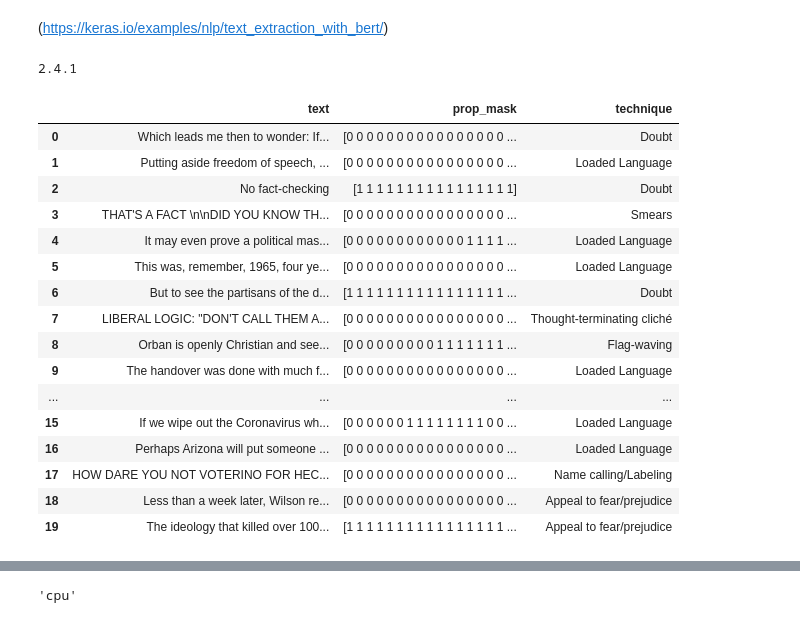
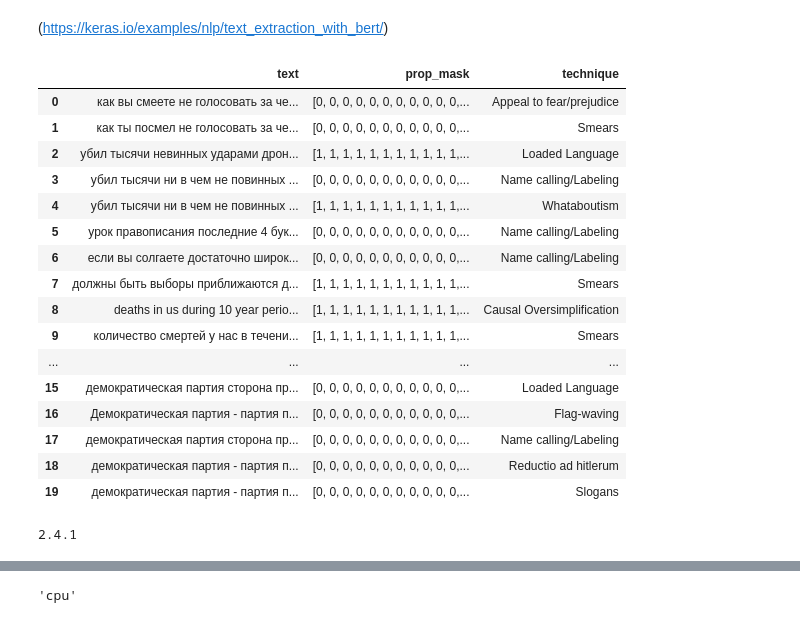
Before and after one commit to Vadim808/Propaganda-Detection-in-News-Texts, a Jupyter notebook: main.ipynb, the cells around one changed output, grey strips where cells are left out. Cells and saved outputs as stored; diff of their text form; code cells hidden in the pictures.

```diff
--- a/main.ipynb
+++ b/main.ipynb
@@ -1,5 +1,27 @@
 # %% [markdown]
 (https://keras.io/examples/nlp/text_extraction_with_bert/)
+# %%
+import pandas as pd
+
+pd.read_csv("rus_data100_120.csv")
+# %% [output]
+|  | text | prop_mask | technique |
+| 0 | как вы смеете не голосовать за че... | [0, 0, 0, 0, 0, 0, 0, 0, 0, 0, 0,... | Appeal to fear/prejudice |
+| 1 | как ты посмел не голосовать за че... | [0, 0, 0, 0, 0, 0, 0, 0, 0, 0, 0,... | Smears |
+| 2 | убил тысячи невинных ударами дрон... | [1, 1, 1, 1, 1, 1, 1, 1, 1, 1, 1,... | Loaded Language |
+| 3 | убил тысячи ни в чем не повинных ... | [0, 0, 0, 0, 0, 0, 0, 0, 0, 0, 0,... | Name calling/Labeling |
+| 4 | убил тысячи ни в чем не повинных ... | [1, 1, 1, 1, 1, 1, 1, 1, 1, 1, 1,... | Whataboutism |
+| 5 | урок правописания последние 4 бук... | [0, 0, 0, 0, 0, 0, 0, 0, 0, 0, 0,... | Name calling/Labeling |
+| 6 | если вы солгаете достаточно широк... | [0, 0, 0, 0, 0, 0, 0, 0, 0, 0, 0,... | Name calling/Labeling |
+| 7 | должны быть выборы приближаются д... | [1, 1, 1, 1, 1, 1, 1, 1, 1, 1, 1,... | Smears |
+| 8 | deaths in us during 10 year perio... | [1, 1, 1, 1, 1, 1, 1, 1, 1, 1, 1,... | Causal Oversimplification |
+| 9 | количество смертей у нас в течени... | [1, 1, 1, 1, 1, 1, 1, 1, 1, 1, 1,... | Smears |
+| ... | ... | ... | ... |
+| 15 | демократическая партия сторона пр... | [0, 0, 0, 0, 0, 0, 0, 0, 0, 0, 0,... | Loaded Language |
+| 16 | Демократическая партия - партия п... | [0, 0, 0, 0, 0, 0, 0, 0, 0, 0, 0,... | Flag-waving |
+| 17 | демократическая партия сторона пр... | [0, 0, 0, 0, 0, 0, 0, 0, 0, 0, 0,... | Name calling/Labeling |
+| 18 | демократическая партия - партия п... | [0, 0, 0, 0, 0, 0, 0, 0, 0, 0, 0,... | Reductio ad hitlerum |
+| 19 | демократическая партия - партия п... | [0, 0, 0, 0, 0, 0, 0, 0, 0, 0, 0,... | Slogans |
 # %%
 import matplotlib.pyplot as plt
 import os
@@ -45,23 +67,3 @@ labels = [
 # %%
 data_pd = pd.read_csv("data.csv").sample(20)
 data_pd = data_pd.reset_index().drop(columns=["index"])
-# %%
-data_pd
-# %% [output]
-|  | text | prop_mask | technique |
-| 0 | Which leads me then to wonder: If... | [0 0 0 0 0 0 0 0 0 0 0 0 0 0 0 0 ... | Doubt |
-| 1 | Putting aside freedom of speech, ... | [0 0 0 0 0 0 0 0 0 0 0 0 0 0 0 0 ... | Loaded Language |
-| 2 | No fact-checking | [1 1 1 1 1 1 1 1 1 1 1 1 1 1 1 1] | Doubt |
-| 3 | THAT'S A FACT \n\nDID YOU KNOW TH... | [0 0 0 0 0 0 0 0 0 0 0 0 0 0 0 0 ... | Smears |
-| 4 | It may even prove a political mas... | [0 0 0 0 0 0 0 0 0 0 0 0 1 1 1 1 ... | Loaded Language |
-| 5 | This was, remember, 1965, four ye... | [0 0 0 0 0 0 0 0 0 0 0 0 0 0 0 0 ... | Loaded Language |
-| 6 | But to see the partisans of the d... | [1 1 1 1 1 1 1 1 1 1 1 1 1 1 1 1 ... | Doubt |
-| 7 | LIBERAL LOGIC: "DON'T CALL THEM A... | [0 0 0 0 0 0 0 0 0 0 0 0 0 0 0 0 ... | Thought-terminating cliché |
-| 8 | Orban is openly Christian and see... | [0 0 0 0 0 0 0 0 0 1 1 1 1 1 1 1 ... | Flag-waving |
-| 9 | The handover was done with much f... | [0 0 0 0 0 0 0 0 0 0 0 0 0 0 0 0 ... | Loaded Language |
-| ... | ... | ... | ... |
-| 15 | If we wipe out the Coronavirus wh... | [0 0 0 0 0 0 1 1 1 1 1 1 1 1 0 0 ... | Loaded Language |
-| 16 | Perhaps Arizona will put someone ... | [0 0 0 0 0 0 0 0 0 0 0 0 0 0 0 0 ... | Loaded Language |
-| 17 | HOW DARE YOU NOT VOTERINO FOR HEC... | [0 0 0 0 0 0 0 0 0 0 0 0 0 0 0 0 ... | Name calling/Labeling |
-| 18 | Less than a week later, Wilson re... | [0 0 0 0 0 0 0 0 0 0 0 0 0 0 0 0 ... | Appeal to fear/prejudice |
-| 19 | The ideology that killed over 100... | [1 1 1 1 1 1 1 1 1 1 1 1 1 1 1 1 ... | Appeal to fear/prejudice |
```
Also changed, not shown: parts of 7 cells of this notebook, 7 other files.
